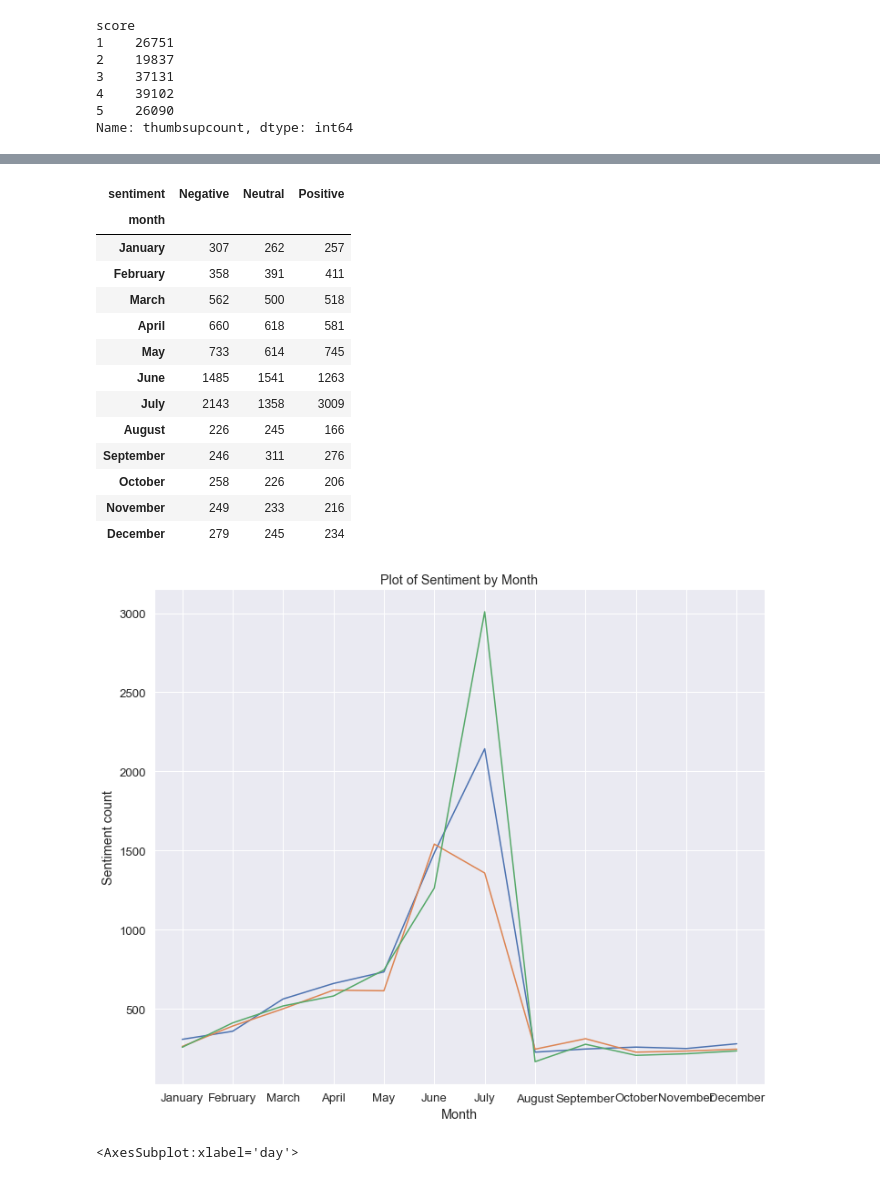
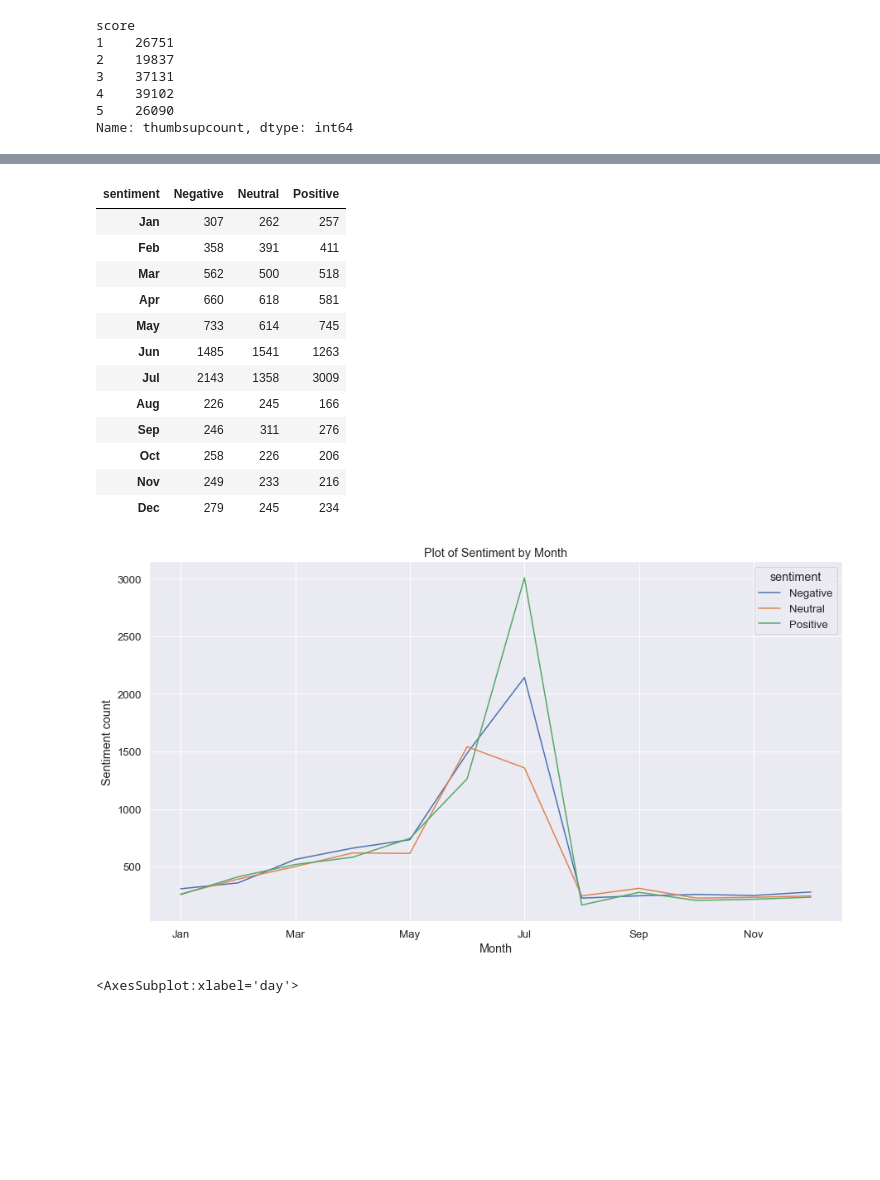
Before and after one commit to UsmanSimple/SENTIMENT-ANALYSIS-OF-CUSTOMERS-REVIEWS, a Jupyter notebook: Sentiment_Analysis.ipynb, the cells around one changed output, grey strips where cells are left out. Drawn from its saved outputs; the diff is of its cells as text; code cells hidden in the pictures; blank space fills up the shorter version.

Commit message:
Notebook for sentiment analysis

```diff
--- a/Sentiment_Analysis.ipynb
+++ b/Sentiment_Analysis.ipynb
@@ -220,8 +192,8 @@ null_columns
 ['reviewcreatedversion', 'replycontent', 'repliedat']
 # %%
 #drop the null value columns as it is not really useful in our analysis and also classify the sentiment
-# drop the user image
+# drop the user image, username
 preprocess_review.drop(null_columns, axis = 1, inplace=True)
-preprocess_review.drop('userimage', axis = 1, inplace=True)
+preprocess_review.drop(['userimage', 'username'], axis = 1, inplace=True)
 preprocess_review.head()
 # %% [output]
@@ -233,0 +206,3 @@ preprocess_review.head()
+# %%
+# rename columns
+preprocess_review.rename({'content':'reviews', 'at':'datetime'}, axis =1, inplace=True)
@@ -351,9 +337,7 @@ Let's check if there is any relationship between the sentiment and datetime
 # %%
-preprocess_review['datetime'] = pd.to_datetime(preprocess_review['at'])
+preprocess_review['datetime'] = pd.to_datetime(preprocess_review['datetime'])
 preprocess_review['year'] = preprocess_review.datetime.dt.year
 preprocess_review['month'] = preprocess_review.datetime.dt.month_name()
 preprocess_review['day'] = preprocess_review.datetime.dt.day
-
-preprocess_review.drop('at', axis = 1, inplace = True)
 preprocess_review.head()
 # %% [output]
@@ -377,32 +361,31 @@ plt.show()
 # %%
 month_sort = [x.split()[1] for x in preprocess_review.datetime.dt.strftime('%m %B').value_counts().sort_index().index]
 month_sentiment  = preprocess_review.groupby(['month','sentiment'])['sentiment'].count().unstack().reindex(month_sort)
+month_sentiment.index = [col[:3] for col in month_sentiment.index]
 month_sentiment
 # %% [output]
 | sentiment | Negative | Neutral | Positive |
-| month |  |  |  |
-| January | 307 | 262 | 257 |
-| February | 358 | 391 | 411 |
-| March | 562 | 500 | 518 |
-| April | 660 | 618 | 581 |
+| Jan | 307 | 262 | 257 |
+| Feb | 358 | 391 | 411 |
+| Mar | 562 | 500 | 518 |
+| Apr | 660 | 618 | 581 |
 | May | 733 | 614 | 745 |
-| June | 1485 | 1541 | 1263 |
-| July | 2143 | 1358 | 3009 |
-| August | 226 | 245 | 166 |
-| September | 246 | 311 | 276 |
-| October | 258 | 226 | 206 |
-| November | 249 | 233 | 216 |
-| December | 279 | 245 | 234 |
+| Jun | 1485 | 1541 | 1263 |
+| Jul | 2143 | 1358 | 3009 |
+| Aug | 226 | 245 | 166 |
+| Sep | 246 | 311 | 276 |
+| Oct | 258 | 226 | 206 |
+| Nov | 249 | 233 | 216 |
+| Dec | 279 | 245 | 234 |
 # %%
 # let check for relationship betwenn month and
-plt.figure(figsize= (12,10))
-plt.plot(month_sentiment)
+month_sentiment.plot(legend= True, figsize= (15,8))
 plt.title('Plot of Sentiment by Month')
 plt.xlabel('Month')
 plt.ylabel('Sentiment count')
 plt.show()
 # %% [output]
-[figure, old version]
+[figure, new version]
 # %%
 preprocess_review[['day', 'sentiment']].groupby('day').count().plot.bar(figsize=(20,8), rot=45)
 # %% [output]
```
Also changed, not shown: parts of 41 cells of this notebook.
